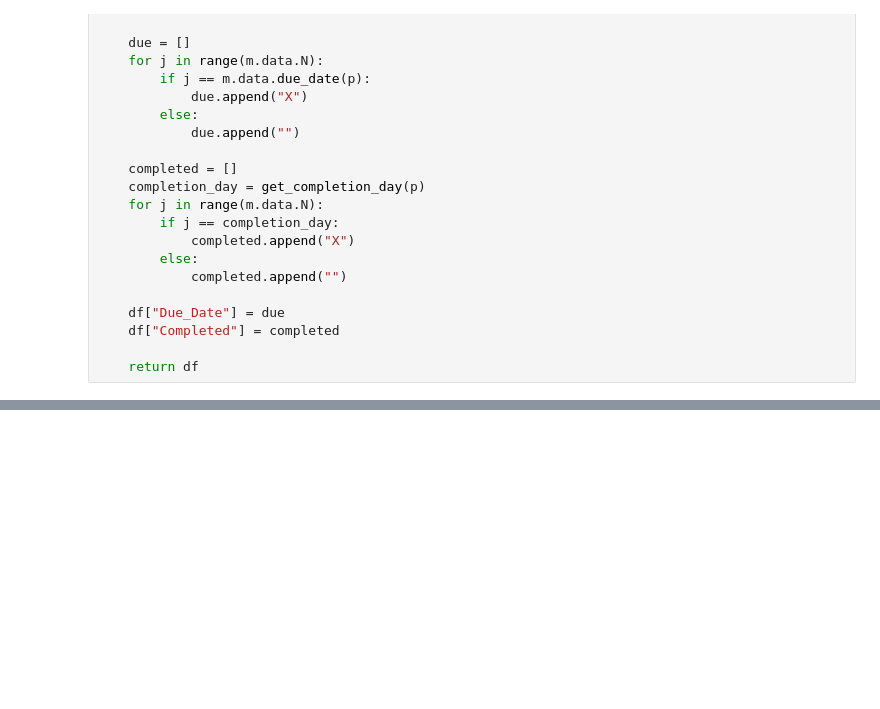
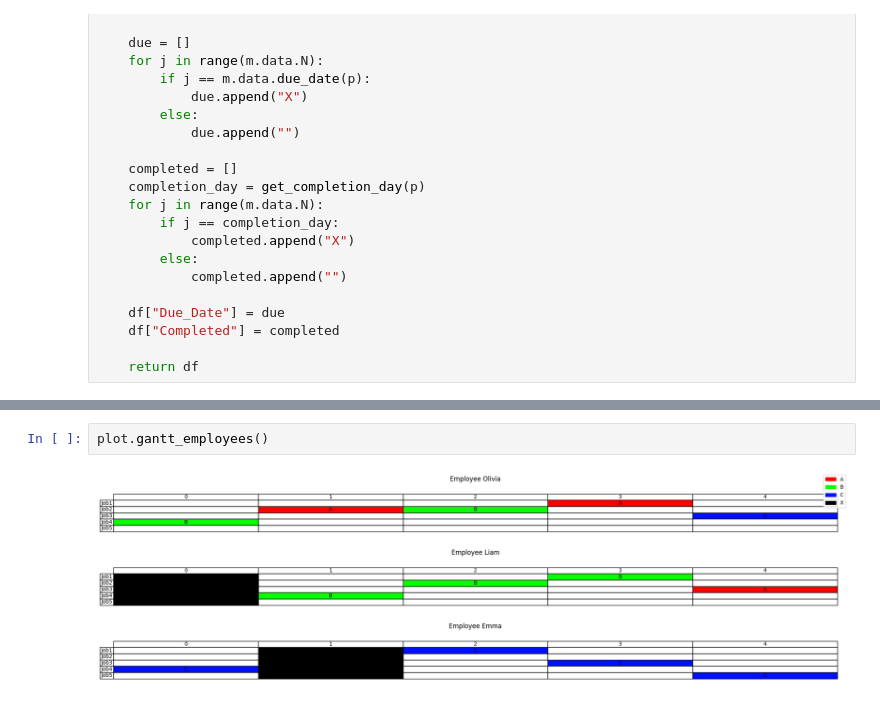
Before and after one commit to Seon82/projet_sdp, a Jupyter notebook: projet_sdp/test.ipynb, the cells around one changed output, grey strips where cells are left out. Drawn from its saved outputs; the diff is of its cells as text; blank space fills up the shorter version.

```diff
--- a/projet_sdp/test.ipynb
+++ b/projet_sdp/test.ipynb
@@ -98,0 +157,4 @@ print(m.model.ObjVal)
+# %%
+plot.gantt_employees()
+# %% [output]
+[figure, added]
```
Also changed, not shown: parts of 9 cells of this notebook, 3 other files.
